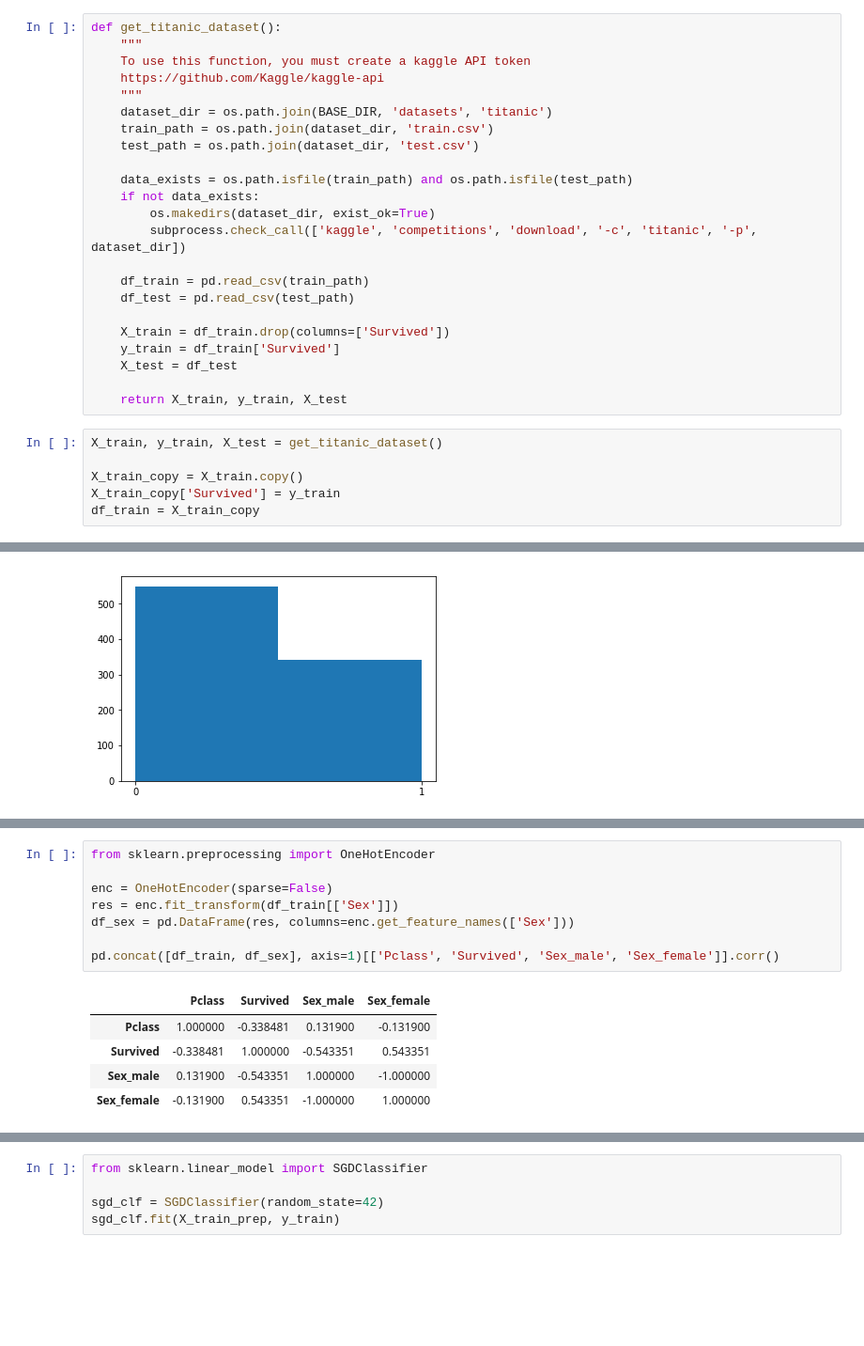
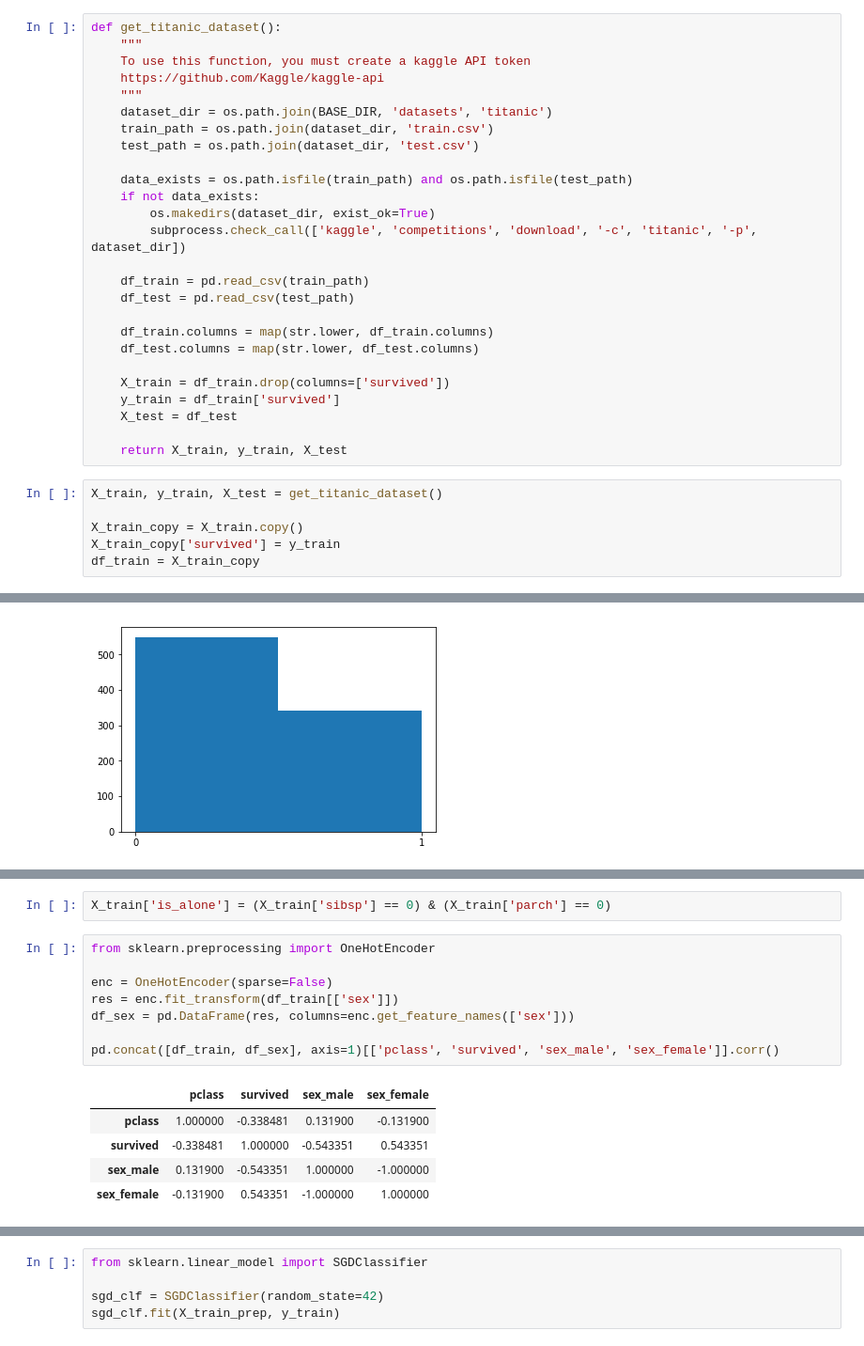
Before and after one commit to hankehly/handson-ml, a Jupyter notebook: exercises/3-3_titanic.ipynb, the cells around one changed output, grey strips where cells are left out. Shown at 94% size. Saved outputs shown, nothing was run; the diff lists cells and outputs as text; blank space fills up the shorter version.

```diff
--- a/exercises/3-3_titanic.ipynb
+++ b/exercises/3-3_titanic.ipynb
@@ -30,8 +34,11 @@ def get_titanic_dataset():
     df_train = pd.read_csv(train_path)
     df_test = pd.read_csv(test_path)
 
-    X_train = df_train.drop(columns=['Survived'])
-    y_train = df_train['Survived']
+    df_train.columns = map(str.lower, df_train.columns)
+    df_test.columns = map(str.lower, df_test.columns)
+
+    X_train = df_train.drop(columns=['survived'])
+    y_train = df_train['survived']
     X_test = df_test
 
     return X_train, y_train, X_test
@@ -39,7 +46,7 @@ def get_titanic_dataset():
 X_train, y_train, X_test = get_titanic_dataset()
 
 X_train_copy = X_train.copy()
-X_train_copy['Survived'] = y_train
+X_train_copy['survived'] = y_train
 df_train = X_train_copy
 # %%
 X_train.head()
@@ -169,14 +232,16 @@ array([<matplotlib.axes._subplots.AxesSubplot object at 0x...>,
+# %%
+X_train['is_alone'] = (X_train['sibsp'] == 0) & (X_train['parch'] == 0)
 # %%
 from sklearn.preprocessing import OneHotEncoder
 
 enc = OneHotEncoder(sparse=False)
-res = enc.fit_transform(df_train[['Sex']])
-df_sex = pd.DataFrame(res, columns=enc.get_feature_names(['Sex']))
+res = enc.fit_transform(df_train[['sex']])
+df_sex = pd.DataFrame(res, columns=enc.get_feature_names(['sex']))
 
-pd.concat([df_train, df_sex], axis=1)[['Pclass', 'Survived', 'Sex_male', 'Sex_female']].corr()
+pd.concat([df_train, df_sex], axis=1)[['pclass', 'survived', 'sex_male', 'sex_female']].corr()
 # %% [output]
-|  | Pclass | Survived | Sex_male | Sex_female |
-| Pclass | 1.000000 | -0.338481 | 0.131900 | -0.131900 |
-| Survived | -0.338481 | 1.000000 | -0.543351 | 0.543351 |
-| Sex_male | 0.131900 | -0.543351 | 1.000000 | -1.000000 |
-| Sex_female | -0.131900 | 0.543351 | -1.000000 | 1.000000 |
+|  | pclass | survived | sex_male | sex_female |
+| pclass | 1.000000 | -0.338481 | 0.131900 | -0.131900 |
+| survived | -0.338481 | 1.000000 | -0.543351 | 0.543351 |
+| sex_male | 0.131900 | -0.543351 | 1.000000 | -1.000000 |
+| sex_female | -0.131900 | 0.543351 | -1.000000 | 1.000000 |
```
Also changed, not shown: parts of 37 cells of this notebook.
